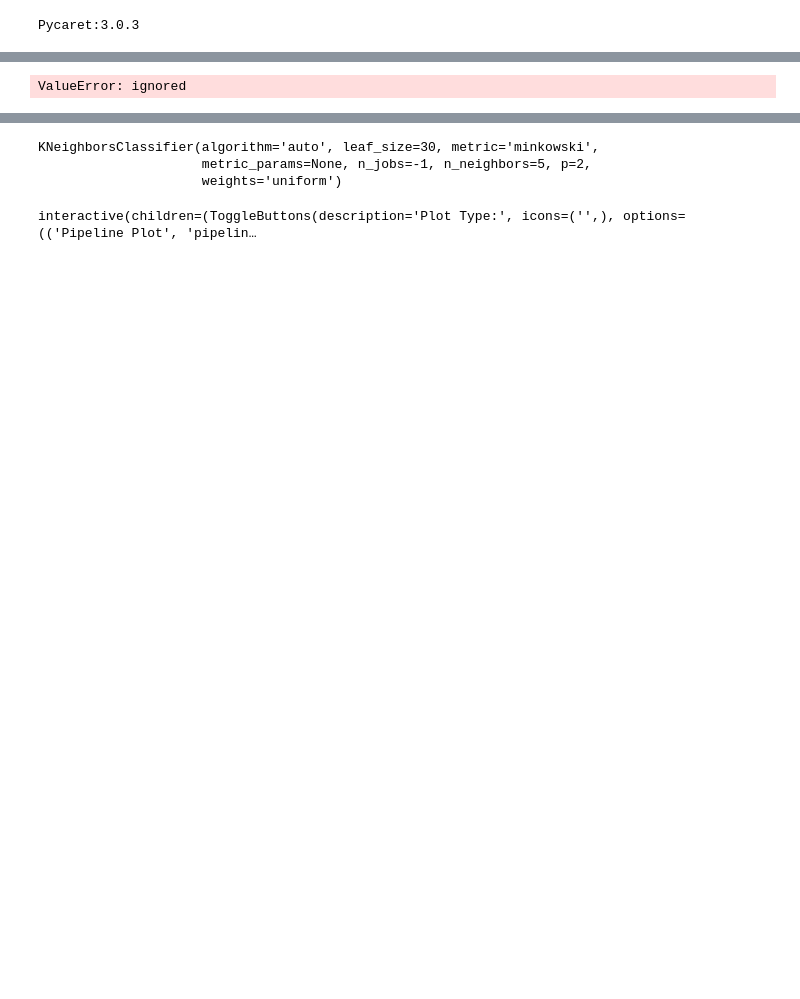
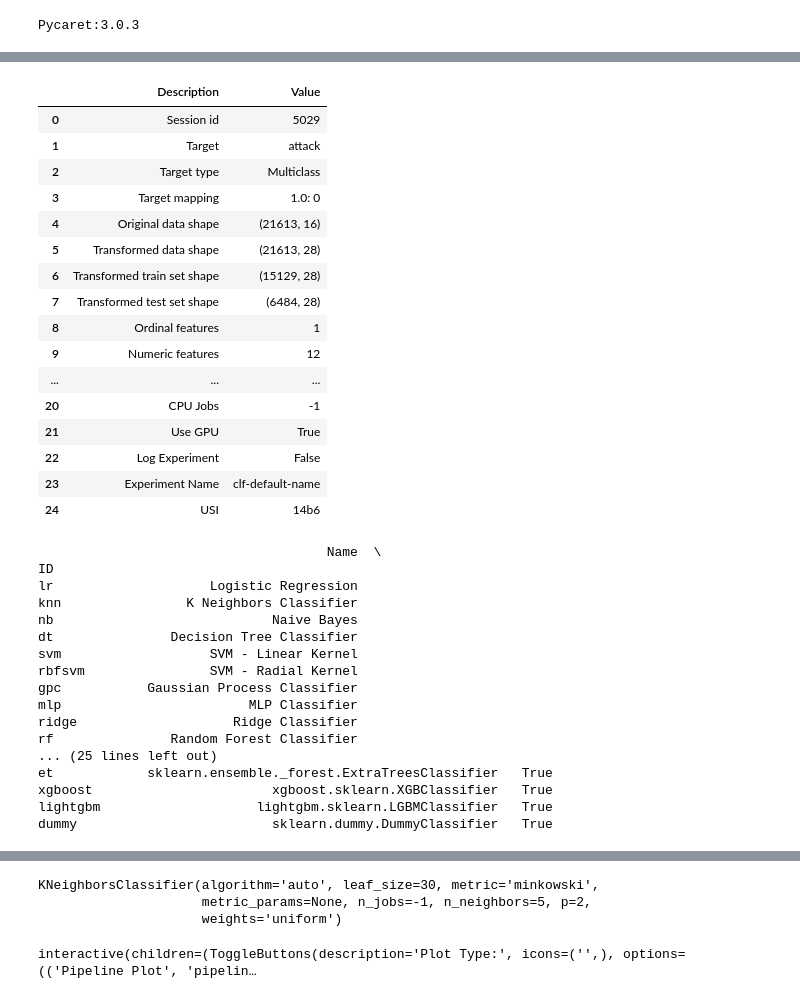
Before and after one commit to VivianeSouza923/Wproject_Iot, a Jupyter notebook: Treinamento_Bot_Iot.ipynb, the cells around one changed output, grey strips where cells are left out. Saved outputs shown, nothing was run; the diff lists cells and outputs as text; code cells hidden in the pictures; blank space fills up the shorter version.

```diff
--- a/Treinamento_Bot_Iot.ipynb
+++ b/Treinamento_Bot_Iot.ipynb
@@ -76,20 +76,53 @@ Tue Jun 27 22:41:49 2023
 |  No running processes found                                                 |
 +-----------------------------------------------------------------------------+
 # %%
-# remover as linhas que tem valores ausentes em attack
-#data.dropna(subset=['attack'], inplace=True)
+# preencher as linhas que tem valores ausentes em attack
+data['attack'].fillna(data['attack'].mean(), inplace=True)
 # %%
 # imports
 from pycaret.classification import *
 from pycaret.classification import compare_models
 
 # MELHOR?
-best = setup(data, target='attack', ignore_features=['attack'], use_gpu=True)
+best = setup(data=data, target='attack', use_gpu=True)
 
 available_estimators = models()
 print(available_estimators)
 # %% [output]
+|  | Description | Value |
+| 0 | Session id | 5029 |
+| 1 | Target | attack |
+| 2 | Target type | Multiclass |
+| 3 | Target mapping | 1.0: 0 |
+| 4 | Original data shape | (21613, 16) |
+| 5 | Transformed data shape | (21613, 28) |
+| 6 | Transformed train set shape | (15129, 28) |
+| 7 | Transformed test set shape | (6484, 28) |
+| 8 | Ordinal features | 1 |
+| 9 | Numeric features | 12 |
+| ... | ... | ... |
+| 20 | CPU Jobs | -1 |
+| 21 | Use GPU | True |
+| 22 | Log Experiment | False |
+| 23 | Experiment Name | clf-default-name |
+| 24 | USI | 14b6 |
-ValueError: ignored
+                                     Name  \
+ID
+lr                    Logistic Regression
+knn                K Neighbors Classifier
+nb                            Naive Bayes
+dt               Decision Tree Classifier
+svm                   SVM - Linear Kernel
+rbfsvm                SVM - Radial Kernel
+gpc           Gaussian Process Classifier
+mlp                        MLP Classifier
+ridge                    Ridge Classifier
+rf               Random Forest Classifier
+... (25 lines left out)
+et            sklearn.ensemble._forest.ExtraTreesClassifier   True
+xgboost                       xgboost.sklearn.XGBClassifier   True
+lightgbm                    lightgbm.sklearn.LGBMClassifier   True
+dummy                         sklearn.dummy.DummyClassifier   True
 # %%
 # COMPARAR OS MODELOS
 best = compare_models(include = ['knn','lr','svm','nb','dt'])
```
Also changed, not shown: parts of 8 cells of this notebook.
